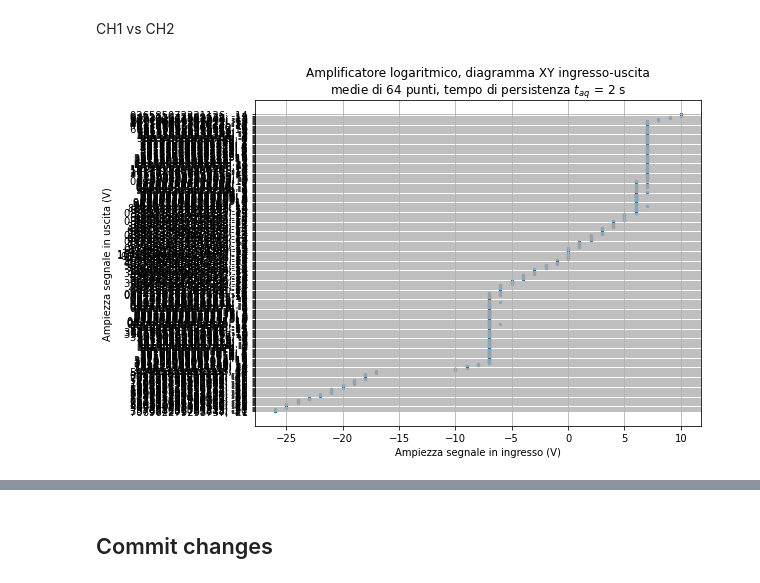
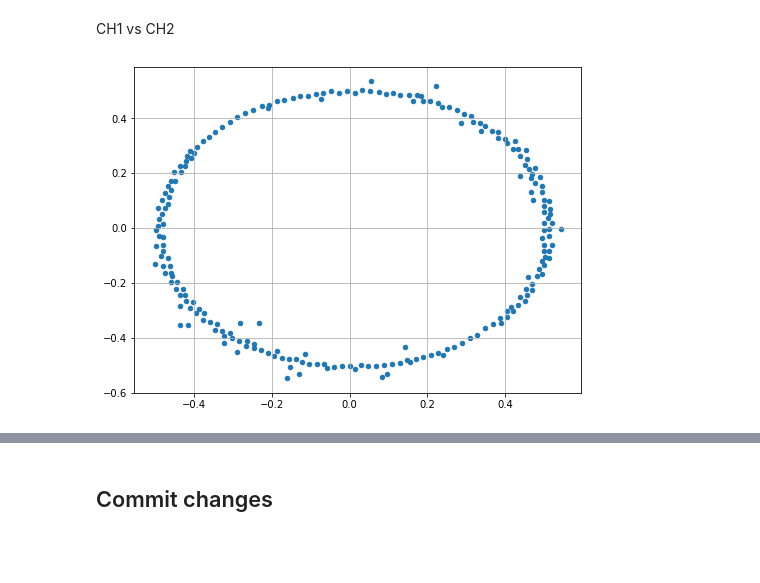
Before and after one commit to valeriopagliarino/Electronics-2021-UNITO-Public, a Jupyter notebook: analysis/3_Mixer_Diff_Trigger.ipynb, the cells around one changed output, grey strips where cells are left out. Cells and saved outputs as stored; diff of their text form; code cells hidden in the pictures; blank space fills up the shorter version.

```diff
--- a/analysis/3_Mixer_Diff_Trigger.ipynb
+++ b/analysis/3_Mixer_Diff_Trigger.ipynb
@@ -213,15 +208,17 @@ t6_ch2_f = openTek(f'{DATADIR}/7-10-21/OPA_trigger_out_of_range/F0016CH3.CSV')
 ## Visualizzazioni XY
 # %% [markdown]
 CH1 vs CH2
-# %%
-logXY = pd.read_csv(f"{DATADIR}/7-10-21/XY/Hist_100Hz.csv")
-
-fig, ax = plt.subplots(nrows = 1, ncols = 1, figsize=(8, 6))
-ax.scatter(logXY.to_numpy().transpose()[0], logXY.to_numpy().transpose()[1], s=6)
-
-ax.set(xlabel='Ampiezza segnale in ingresso (V)', ylabel='Ampiezza segnale in uscita (V)',
-       title='Amplificatore logaritmico, diagramma XY ingresso-uscita\nmedie di 64 punti, tempo di persistenza $t_{aq}$ = 2 s')
-
-ax.grid()
-# %% [output]
-[figure, removed]
+# %%
+CH1vsCH2 = pd.read_csv(f"{DATADIR}/7-10-21/XY/CH1vsCH2.csv")
+
+CH1vsCH2x = CH1vsCH2.to_numpy().transpose()[0]
+CH1vsCH2y = CH1vsCH2.to_numpy().transpose()[1]
+CH1vsCH2x = CH1vsCH2x[(CH1vsCH2x >= -0.6) & (CH1vsCH2x <= 15)]
+CH1vsCH2y = CH1vsCH2y[(CH1vsCH2y >= -0.6) & (CH1vsCH2y <= 15)]
+
+fig, ax = plt.subplots(nrows = 1, ncols = 1, figsize=(8, 6))
+ax.scatter(CH1vsCH2x, CH1vsCH2y, s=20)
+
+ax.grid()
+# %% [output]
+[figure, added]
```
Also changed, not shown: parts of 8 cells of this notebook.
